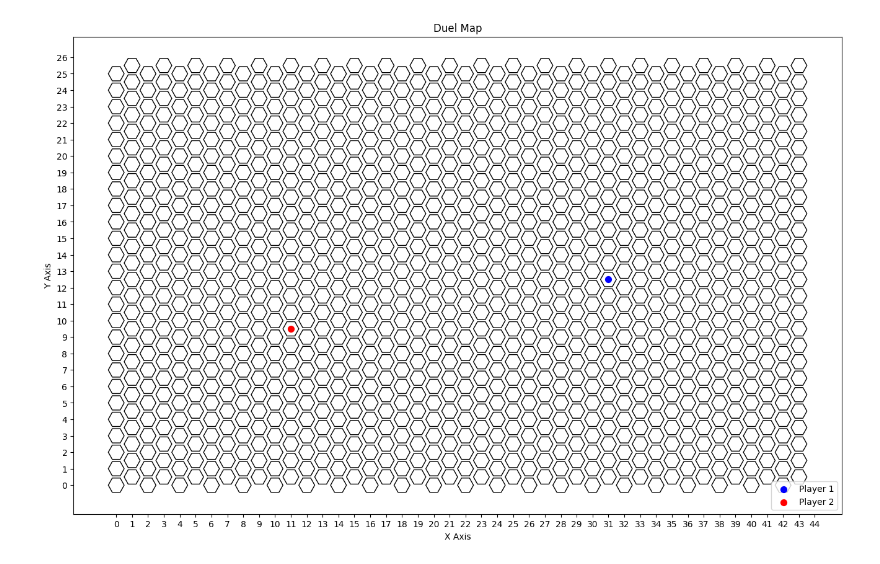
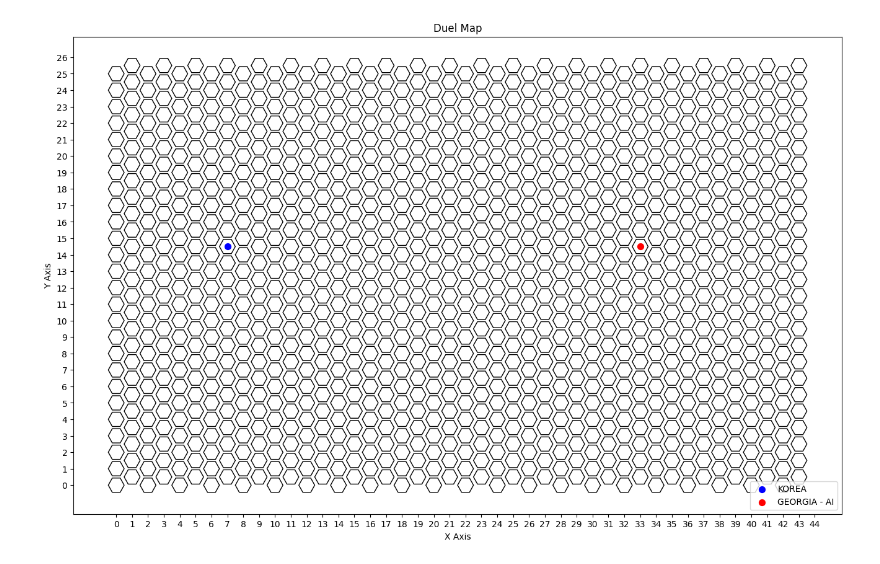
Before and after one commit to Jacob-CL/Civ6-GameReader, a Jupyter notebook: Civ6GameReaderV2.ipynb, the cells around one changed output. Drawn from its saved outputs; the diff is of its cells as text; code cells hidden in the pictures.

```diff
--- a/Civ6GameReaderV2.ipynb
+++ b/Civ6GameReaderV2.ipynb
@@ -54,41 +54,64 @@ def plot_hexagon_grid(rows=27, cols=44, hex_size=0.5, dot_info=None):
 
     plt.legend()
 
-# Searching for a specific string within the file content, this is the start of the string that
-player_coord_start_string = "Map Script: Major Start X:"
+
 
 # C:/Users/User/AppData/Local/Firaxis Games/Sid Meier's Civilization VI/Logs
 
+# Find player names
+# Searching for a specific string within the file content that contains relevant info"
+player0_name_string = "Player 0: Civilization - CIVILIZATION_"
+player1_name_string = "Player 1: Civilization - CIVILIZATION_"
+
+with open('C:\\Users\\User\\AppData\\Local\\Firaxis Games\\Sid Meier\'s Civilization VI\\Logs\\GameCore.log', 'r') as file:
+    for line in file:
+        if player0_name_string in (line):
+            name_pattern = r"Civilization - CIVILIZATION_([A-Za-z]+)\s"
+            name_match = re.search(name_pattern, line)
+            if name_match:
+                name = str(name_match.group(1))
+                player1['civ'] = name
+
+        if player1_name_string in (line):
+            name_pattern = r"Civilization - CIVILIZATION_([A-Za-z]+)\s"
+            name_match = re.search(name_pattern, line)
+            if name_match:
+                name = str(name_match.group(1))
+                player2['civ'] = name + " - AI"
+
+# Find player coordinates
+# Searching for a specific string within the file content that contains relevant info"
+player_coord_start_string = "Map Script: Major Start X:"
 current_player = 0  # Start with player 1
-
 with open('C:\\Users\\User\\AppData\\Local\\Firaxis Games\\Sid Meier\'s Civilization VI\\Logs\\Lua.log', 'r') as file:
     for line in file:
         if line.startswith(player_coord_start_string):
             # Extract X coordinate
             x_pattern = r"Major Start X:\s*(\d+)"
             x_match = re.search(x_pattern, line)
             if x_match:
                 x_number = int(x_match.group(1))
                 players[current_player]['x_start'] = x_number
 
             # Extract Y coordinate
             y_pattern = r"Major Start Y:\s*(\d+)"
             y_match = re.search(y_pattern, line)
             if y_match:
                 y_number = int(y_match.group(1))
                 players[current_player]['y_start'] = y_number
 
+
             # Toggle to the next player for the next matching line
             current_player = (current_player + 1) % len(players)  # This will toggle between 0 and 1 for two players
 
 if is_odd(player1['x_start']):
     player1['y_start'] += 0.5
 
 if is_odd(player2['x_start']):
     player2['y_start'] += 0.5
 
 plot_hexagon_grid(26, 44, dot_info=
                   [(player1['x_start'], player1['y_start'], 'blue', player1['civ']),
                    (player2['x_start'], player2['y_start'], 'red', player2['civ'])])
 # %% [output]
-[figure, old version]
+[figure, new version]
```
Also changed, not shown: 1 other file.
